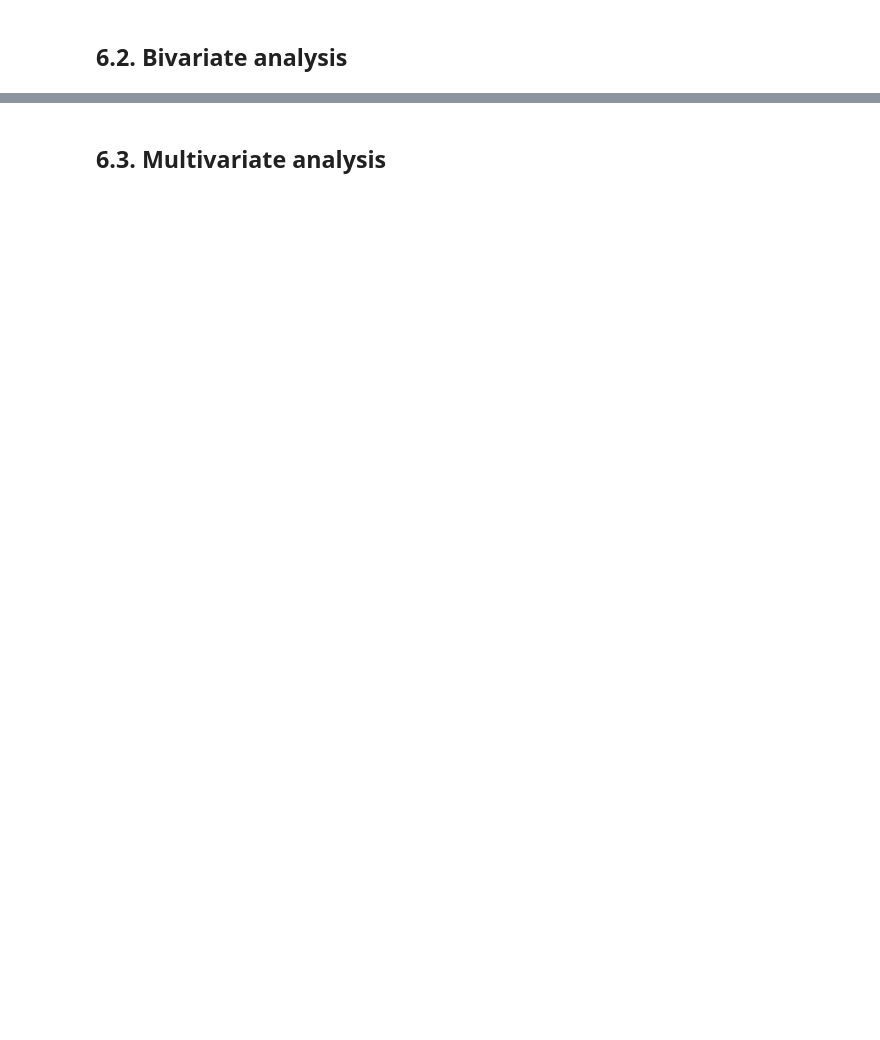
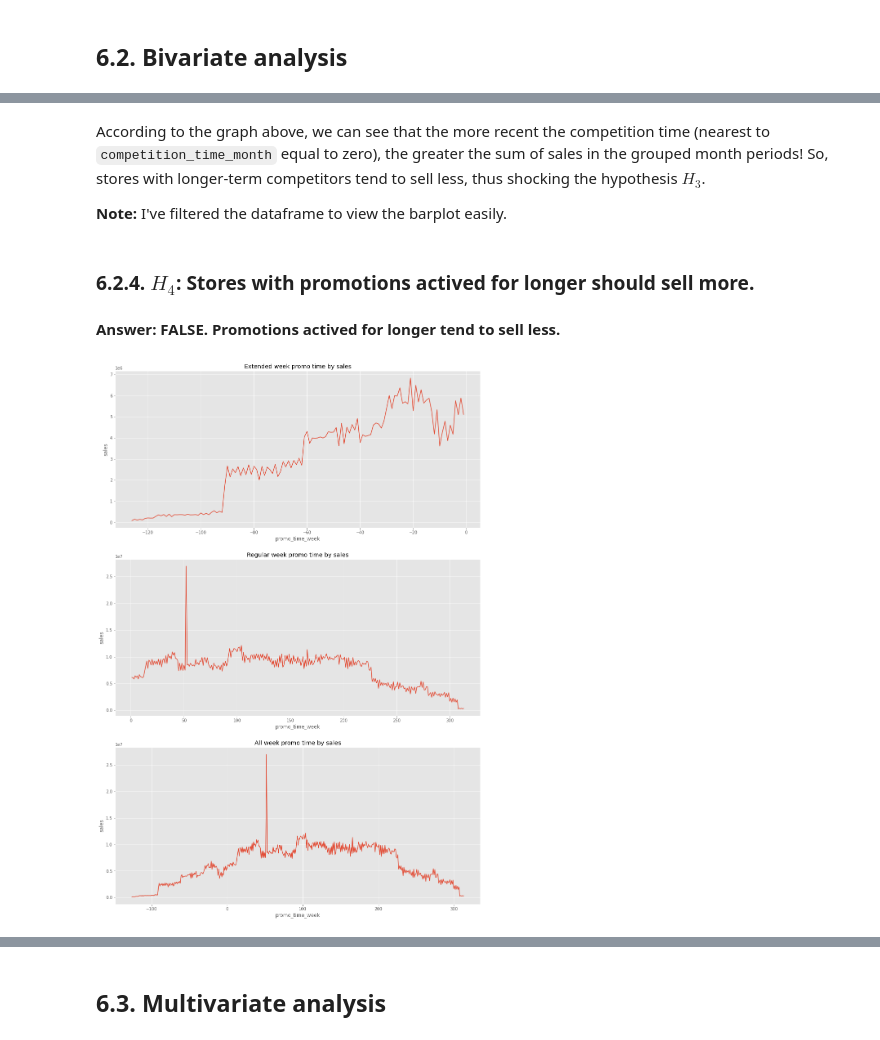
Before and after one commit to Emersonmiady/data-science-em-producao, a Jupyter notebook: rossman_store_sales.ipynb, the cells around one changed output, grey strips where cells are left out. Cells and saved outputs as stored; diff of their text form; code cells hidden in the pictures; blank space fills up the shorter version.

```diff
--- a/rossman_store_sales.ipynb
+++ b/rossman_store_sales.ipynb
@@ -1101,0 +1117,38 @@ according to the graph above, we can see that the more recent the competition ti
+# %% [markdown]
+According to the graph above, we can see that the more recent the competition time (nearest to `competition_time_month` equal to zero), the greater the sum of sales in the grouped month periods! So, stores with longer-term competitors tend to sell less, thus shocking the hypothesis $H_3$.
+
+**Note:** I've filtered the dataframe to view the barplot easily.
+# %% [markdown]
+### 6.2.4. $H_4$: Stores with promotions actived for longer should sell more.
+# %% [markdown]
+**Answer: FALSE. Promotions actived for longer tend to sell less.**
+# %%
+# Promo time week df
+promo_time_w_df = group_sales_by(['promo_time_week'], df)
+
+# Extended promo time week (< 0)
+ext_df = promo_time_w_df[promo_time_w_df['promo_time_week'] < 0]
+
+# Regular promo time week (> 0)
+reg_df = promo_time_w_df[promo_time_w_df['promo_time_week'] > 0]
+
+# Lineplots
+plt.figure(figsize=(16, 24))
+
+## Extended promo
+plt.subplot(3, 1, 1)
+sns.lineplot(x='promo_time_week', y='sales', data=ext_df)
+plt.title('Extended week promo time by sales')
+
+## Extended promo
+plt.subplot(3, 1, 2)
+sns.lineplot(x='promo_time_week', y='sales', data=reg_df)
+plt.title('Regular week promo time by sales');
+
+# All time promo
+plt.subplot(3, 1, 3)
+sns.lineplot(x='promo_time_week', y='sales',
+            data=promo_time_w_df[promo_time_w_df['promo_time_week'] != 0])
+plt.title('All week promo time by sales');
+# %% [output]
+[figure, added]
```
Also changed, not shown: parts of 71 cells of this notebook.
